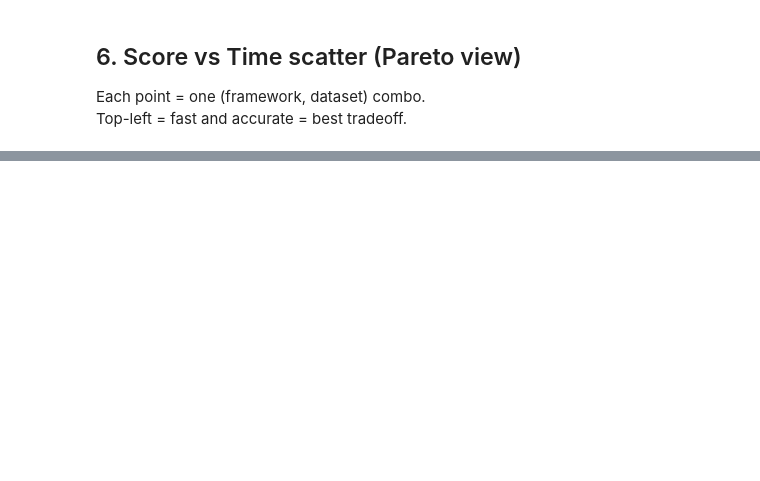
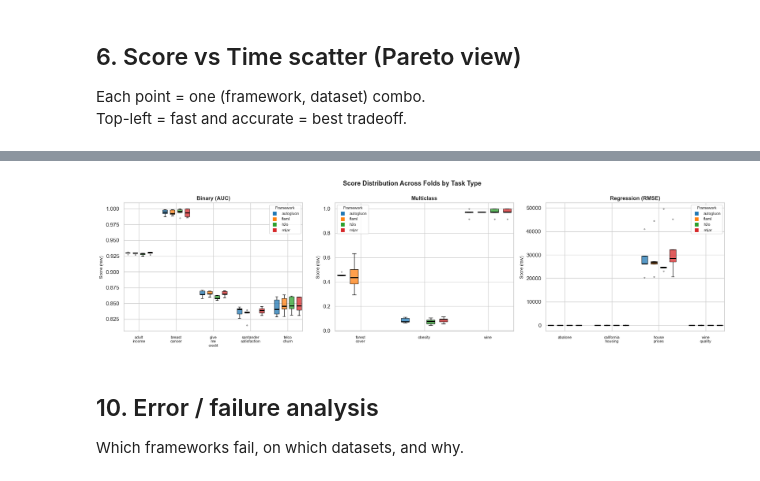
Before and after one commit to ThinhSama234/HCMUS-data-mining-AutoML, a Jupyter notebook: notebooks/analysis.ipynb, the cells around one changed output, grey strips where cells are left out. Cells and saved outputs as stored; diff of their text form; code cells hidden in the pictures; blank space fills up the shorter version.

```diff
--- a/notebooks/analysis.ipynb
+++ b/notebooks/analysis.ipynb
@@ -184,17 +306,0 @@ Rank 1 = best on a given dataset. Lower average rank = better overall.
-# %%
-# rank frameworks within each dataset (1 = highest score)
-df["rank"] = df.groupby("dataset")["score"].rank(ascending=False, method="min")
-
-avg_rank = df.groupby("framework")["rank"].mean().sort_values()
-
-fig, ax = plt.subplots(figsize=(max(5, len(frameworks)), 4))
-bars = ax.bar(avg_rank.index, avg_rank.values,
-              color=[fw_color.get(f, "steelblue") for f in avg_rank.index], width=0.5)
-ax.bar_label(bars, fmt="%.2f", padding=2)
-ax.set_ylabel("Average rank (lower = better)")
-ax.set_title("Overall Framework Ranking", fontsize=13, fontweight="bold")
-ax.yaxis.set_major_locator(mticker.MaxNLocator(integer=True))
-plt.tight_layout()
-plt.show()
-
-print(avg_rank.to_string())
@@ -206,0 +353,56 @@ flaml        3.000000
+# %%
+TASK_MAP_S9 = {
+    "adult_income": "Binary (AUC)", "breast_cancer": "Binary (AUC)",
+    "give_me_credit": "Binary (AUC)", "santander_satisfaction": "Binary (AUC)",
+    "telco_churn": "Binary (AUC)",
+    "forest_cover": "Multiclass", "obesity": "Multiclass", "wine": "Multiclass",
+    "abalone": "Regression (RMSE)", "california_housing": "Regression (RMSE)",
+    "house_prices": "Regression (RMSE)", "wine_quality": "Regression (RMSE)",
+}
+
+problem_types = ["Binary (AUC)", "Multiclass", "Regression (RMSE)"]
+fig, axes = plt.subplots(1, 3, figsize=(18, 5))
+
+for ax, ptype in zip(axes, problem_types):
+    ds_in_type = sorted([ds for ds in datasets if TASK_MAP_S9.get(ds) == ptype])
+    n_fw = len(frameworks)
+    positions, box_data, box_colors, tick_pos, tick_labels = [], [], [], [], []
+
+    for i, ds in enumerate(ds_in_type):
+        ds_df = df[df["dataset"] == ds]
+        for j, fw in enumerate(frameworks):
+            scores = ds_df[ds_df["framework"] == fw]["score_raw"].values
+            pos = i * (n_fw + 1) + j
+            positions.append(pos)
+            box_data.append(scores if len(scores) else [np.nan])
+            box_colors.append(fw_color[fw])
+        center = i * (n_fw + 1) + (n_fw - 1) / 2
+        tick_pos.append(center)
+        tick_labels.append(ds.replace("_", "\n"))
+
+    bp = ax.boxplot(box_data, positions=positions, patch_artist=True,
+                    widths=0.65, medianprops=dict(color="black", linewidth=2),
+                    flierprops=dict(marker=".", markersize=4, alpha=0.5))
+    for patch, col in zip(bp["boxes"], box_colors):
+        patch.set_facecolor(col); patch.set_alpha(0.75)
+
+    ax.set_xticks(tick_pos)
+    ax.set_xticklabels(tick_labels, fontsize=8)
+    ax.set_title(ptype, fontsize=11, fontweight="bold")
+    ax.set_ylabel("Score (raw)", fontsize=9)
+
+    fw_handles = [plt.Line2D([0],[0], marker='s', color='w',
+                              markerfacecolor=fw_color[fw], markersize=9, label=fw)
+                  for fw in frameworks]
+    ax.legend(handles=fw_handles, title="Framework", fontsize=8, title_fontsize=8)
+
+fig.suptitle("Score Distribution Across Folds by Task Type",
+             fontsize=13, fontweight="bold")
+plt.tight_layout()
+plt.savefig(IMG_DIR / "experiment_score_boxplots_by_task.png", dpi=150, bbox_inches="tight")
+plt.show()
+# %% [output]
+[figure, added]
+# %% [markdown]
+## 10. Error / failure analysis
+Which frameworks fail, on which datasets, and why.
```
Also changed, not shown: parts of 37 cells of this notebook, 18 other files.
